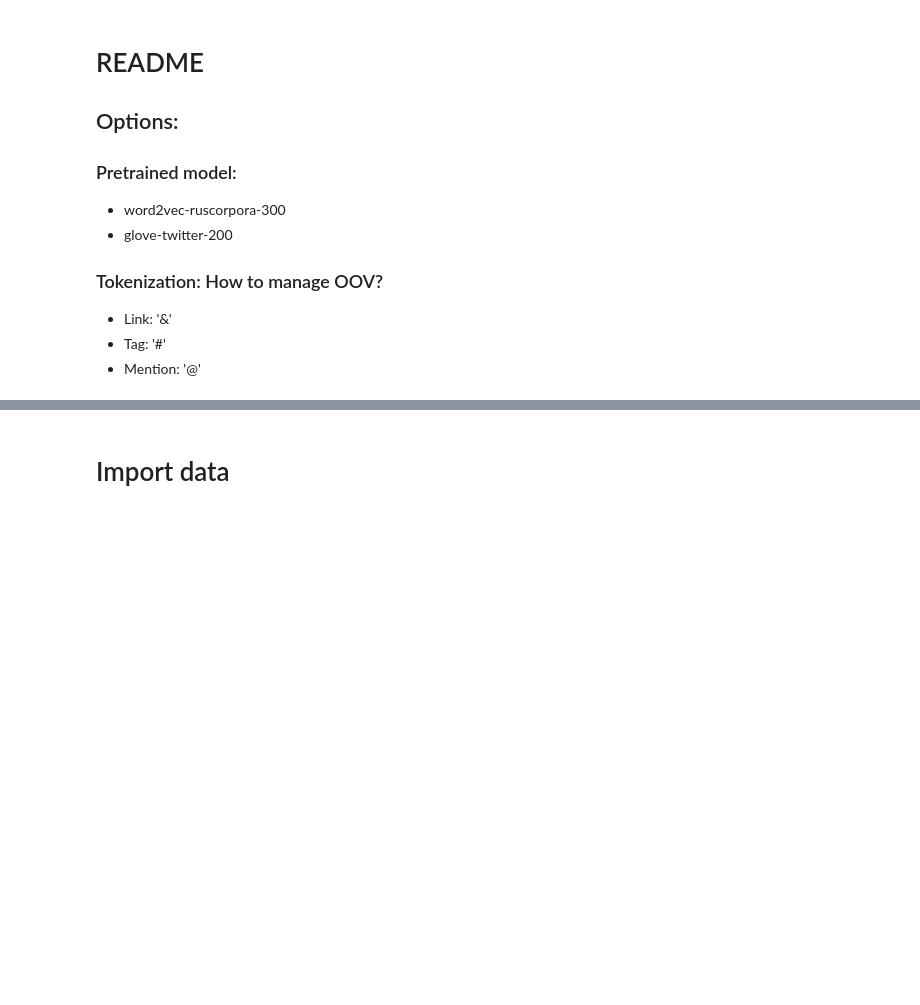
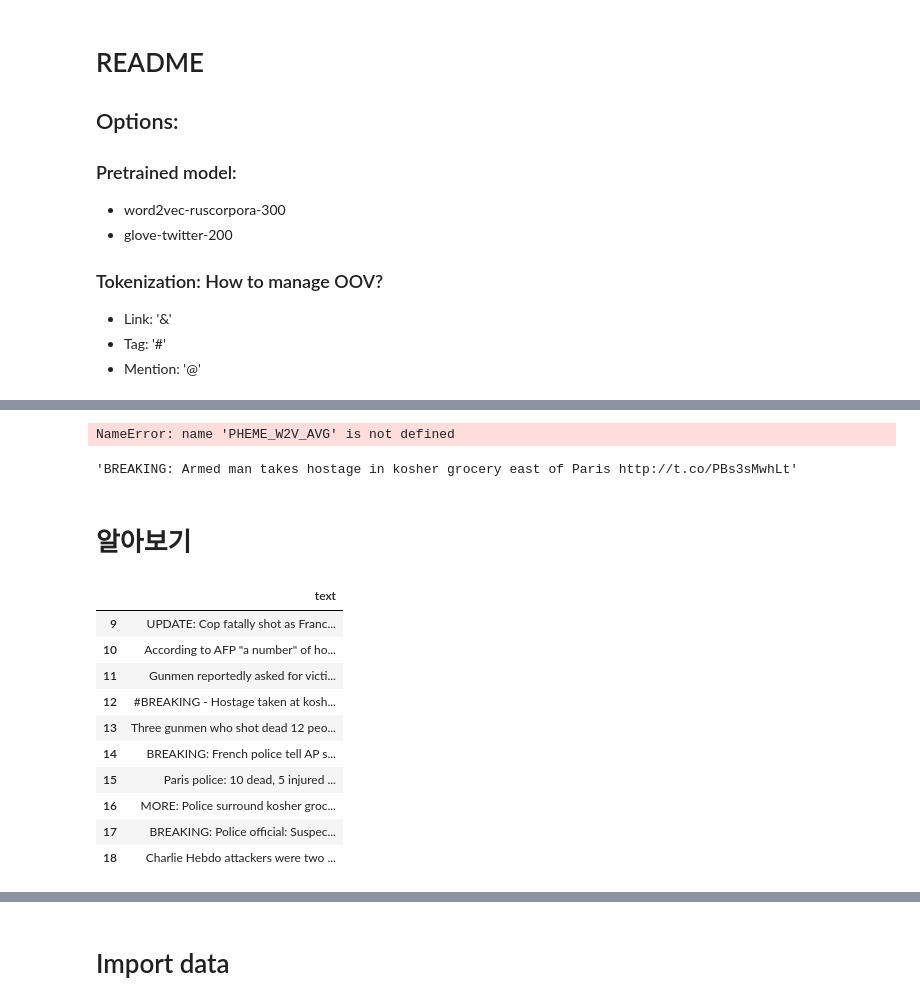
Before and after one commit to zzunebye/Capstone-code-data, a Jupyter notebook: _VECTOR_W2Vavg.ipynb, the cells around one changed output, grey strips where cells are left out. Saved outputs shown, nothing was run; the diff lists cells and outputs as text; code cells hidden in the pictures; blank space fills up the shorter version.

```diff
--- a/_VECTOR_W2Vavg.ipynb
+++ b/_VECTOR_W2Vavg.ipynb
@@ -11,6 +11,6 @@
 - Mention: '@'
 # %%
 pd.set_option('display.max_rows', 400)
-pd.set_option('display.max_columns', None)
-# pd.set_option('display.max_colwidth', 400)
+# pd.set_option('display.max_columns', None)
+pd.set_option('display.max_colwidth', 400)
 # %% [markdown]
@@ -109,0 +91,10 @@ raw_RHI.head()
+# %%
+PHEME_W2V_AVG.loc[0].values
+# %% [output]
+NameError: name 'PHEME_W2V_AVG' is not defined
+# %%
+raw_data.text[0]
+# %% [output]
+'BREAKING: Armed man takes hostage in kosher grocery east of Paris http://t.co/PBs3sMwhLt'
+# %% [markdown]
+# 알아보기
@@ -109,0 +149,14 @@ raw_RHI.head()
+# %%
+pd.DataFrame(raw_data.text[9:19])
+# %% [output]
+|  | text |
+| 9 | UPDATE: Cop fatally shot as Franc... |
+| 10 | According to AFP "a number" of ho... |
+| 11 | Gunmen reportedly asked for victi... |
+| 12 | #BREAKING - Hostage taken at kosh... |
+| 13 | Three gunmen who shot dead 12 peo... |
+| 14 | BREAKING: French police tell AP s... |
+| 15 | Paris police: 10 dead, 5 injured ... |
+| 16 | MORE: Police surround kosher groc... |
+| 17 | BREAKING: Police official: Suspec... |
+| 18 | Charlie Hebdo attackers were two ... |
```
Also changed, not shown: parts of 11 cells of this notebook, 4 other files.
